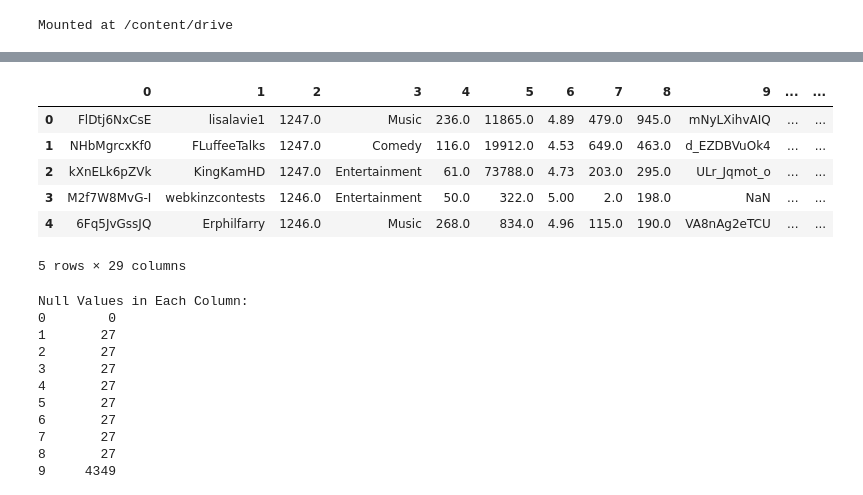
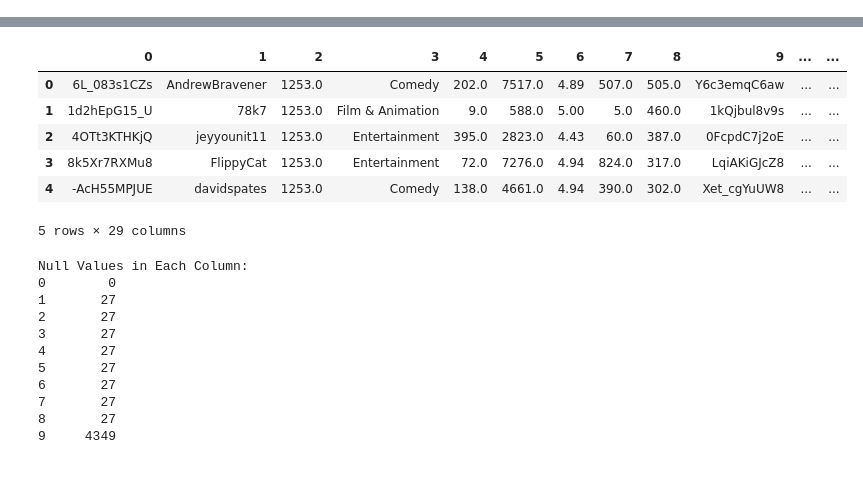
Before and after one commit to rich-ter/graph-url-prediction-modelling, a Jupyter notebook: Filippos_Richter_Exercise_4.ipynb, the cells around one changed output, grey strips where cells are left out. Saved outputs shown, nothing was run; the diff lists cells and outputs as text; code cells hidden in the pictures.

```diff
--- a/Filippos_Richter_Exercise_4.ipynb
+++ b/Filippos_Richter_Exercise_4.ipynb
@@ -16,6 +16,0 @@ from matplotlib.cm import ScalarMappable
-# %%
-# load model from google drive
-from google.colab import drive
-drive.mount('/content/drive')
-# %% [output]
-Mounted at /content/drive
@@ -29,27 +17,38 @@ for i in range(17, 28, 2):
 # %%
-dataframes = []
-#3 Days
-file_paths = [txt_17_0,txt_17_1,txt_17_2,txt_17_3,txt_19_0, txt_19_1, txt_19_2, txt_19_3,
-              txt_21_0, txt_21_1, txt_21_2, txt_21_3,
-              txt_23_0, txt_23_1, txt_23_2, txt_23_3]
+zip_file_path = 'youtube_data.zip'
 
 
-# Loop each file
-for file_path in file_paths:
-    try:
-        # Read the file into a DataFrame
-        df = pd.read_csv(file_path, sep='\t', header=None) #
-        # Check if the DataFrame has 29 columns
-        if len(df.columns) == 29:
-            dataframes.append(df)
-        else:
-            print(f"Ignoring file '{file_path}': Expected 29 columns, found {len(df.columns)} columns")
-    except pd.errors.ParserError as e:
-        print(f"Error parsing '{file_path}':", e)
+dataframes = []
+def extract_and_load_data(zip_path):
+    global dataframes
+    with zipfile.ZipFile(zip_path, 'r') as zip_ref:
+        # List all files in the zip archive
+        file_names = zip_ref.namelist()
+        print(f"Files in the zip archive: {file_names}")
+
+        # Read and load each text file into a DataFrame
+        for file_name in file_names:
+            # print(file_name)
+            if file_name.endswith('.txt'):
+                print(file_name)
+
+                with zip_ref.open(file_name) as file:
+                    try:
+                        df = pd.read_csv(file, sep='\t', header=None)
+                        if len(df.columns) in [9, 29]:  # Expecting either 9 or 29 columns
+                            dataframes.append(df)
+                        else:
+                            print(f"Ignoring file '{file_name}': Expected 9 or 29 columns, found {len(df.columns)} columns")
+                    except pd.errors.ParserError as e:
+                        print(f"Error parsing '{file_name}': {e}")
+
+# Call the function to load data
+extract_and_load_data(zip_file_path)
 
 # Concatenate all DataFrames into a single DataFrame
 combined_df = pd.concat(dataframes, ignore_index=True)
 
-print(len(combined_df))
+print_combined = print(len(combined_df))
+
 display(combined_df.head())
 # %% [output]
@@ -73,11 +70,11 @@ Error parsing '/content/drive/My Drive/23_3.txt': Error tokenizing data. C error
 
 11124
 |  | 0 | 1 | 2 | 3 | 4 | 5 | 6 | 7 | 8 | 9 | ... | ... |
-| 0 | FlDtj6NxCsE | lisalavie1 | 1247.0 | Music | 236.0 | 11865.0 | 4.89 | 479.0 | 945.0 | mNyLXihvAIQ | ... | ... |
-| 1 | NHbMgrcxKf0 | FLuffeeTalks | 1247.0 | Comedy | 116.0 | 19912.0 | 4.53 | 649.0 | 463.0 | d_EZDBVuOk4 | ... | ... |
-| 2 | kXnELk6pZVk | KingKamHD | 1247.0 | Entertainment | 61.0 | 73788.0 | 4.73 | 203.0 | 295.0 | ULr_Jqmot_o | ... | ... |
-| 3 | M2f7W8MvG-I | webkinzcontests | 1246.0 | Entertainment | 50.0 | 322.0 | 5.00 | 2.0 | 198.0 | NaN | ... | ... |
-| 4 | 6Fq5JvGssJQ | Erphilfarry | 1246.0 | Music | 268.0 | 834.0 | 4.96 | 115.0 | 190.0 | VA8nAg2eTCU | ... | ... |
+| 0 | 6L_083s1CZs | AndrewBravener | 1253.0 | Comedy | 202.0 | 7517.0 | 4.89 | 507.0 | 505.0 | Y6c3emqC6aw | ... | ... |
+| 1 | 1d2hEpG15_U | 78k7 | 1253.0 | Film & Animation | 9.0 | 588.0 | 5.00 | 5.0 | 460.0 | 1kQjbul8v9s | ... | ... |
+| 2 | 4OTt3KTHKjQ | jeyyounit11 | 1253.0 | Entertainment | 395.0 | 2823.0 | 4.43 | 60.0 | 387.0 | 0FcpdC7j2oE | ... | ... |
+| 3 | 8k5Xr7RXMu8 | FlippyCat | 1253.0 | Entertainment | 72.0 | 7276.0 | 4.94 | 824.0 | 317.0 | LqiAKiGJcZ8 | ... | ... |
+| 4 | -AcH55MPJUE | davidspates | 1253.0 | Comedy | 138.0 | 4661.0 | 4.94 | 390.0 | 302.0 | Xet_cgYuUW8 | ... | ... |
 5 rows × 29 columns
 # %%
 
```
Also changed, not shown: parts of 14 cells of this notebook, 1 other file.
